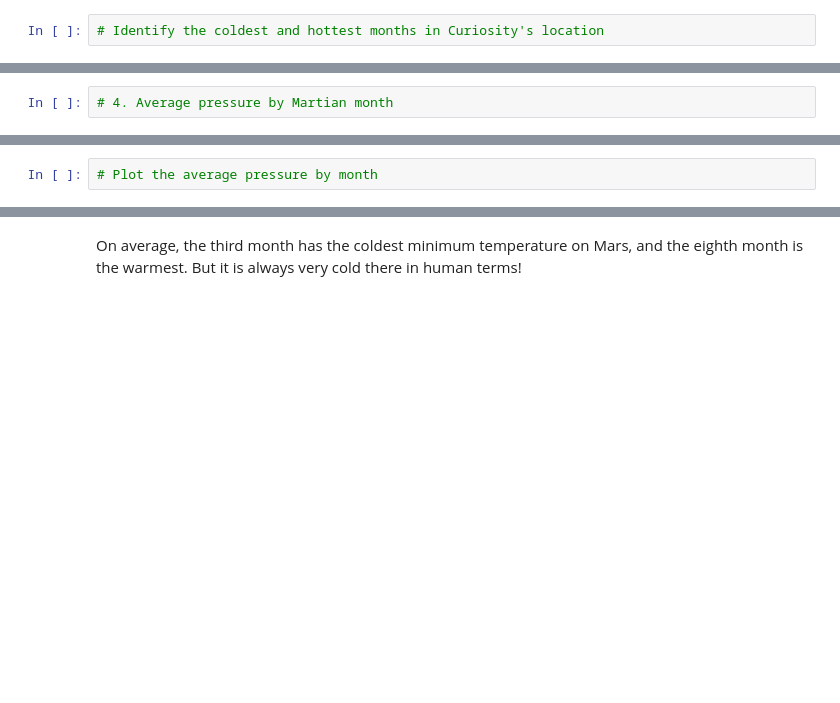
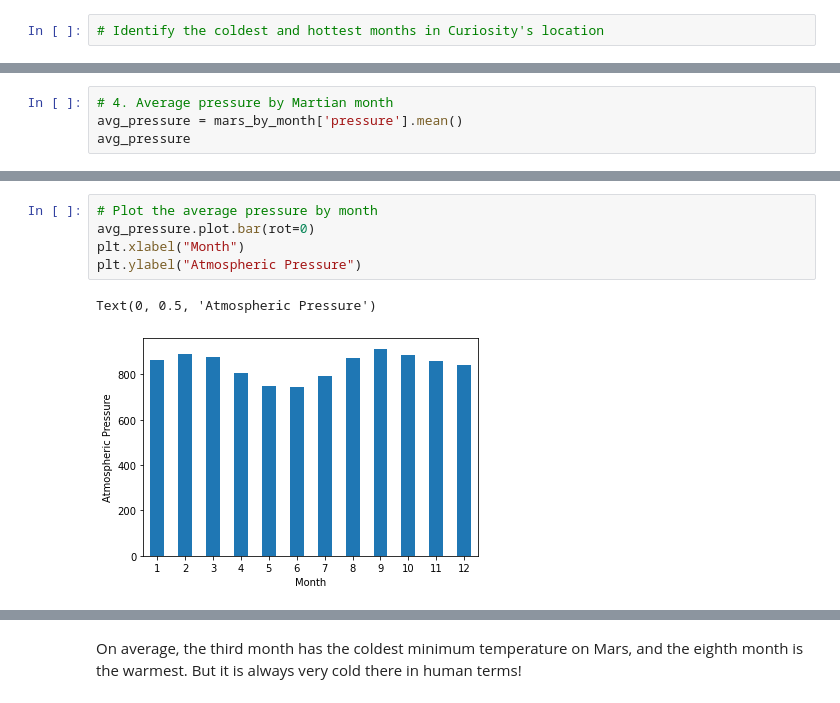
Before and after one commit to rileyunverferth/Mars-Weather-Analysis, a Jupyter notebook: mars/part_2_mars_weather.ipynb, the cells around one changed output, grey strips where cells are left out. Cells and saved outputs as stored; diff of their text form; blank space fills up the shorter version.

```diff
--- a/mars/part_2_mars_weather.ipynb
+++ b/mars/part_2_mars_weather.ipynb
@@ -123,2 +184,4 @@ Analyze your dataset by using Pandas functions to answer the following questions
 # %%
 # 4. Average pressure by Martian month
+avg_pressure = mars_by_month['pressure'].mean()
+avg_pressure
@@ -125,2 +203,8 @@ Analyze your dataset by using Pandas functions to answer the following questions
 # %%
 # Plot the average pressure by month
+avg_pressure.plot.bar(rot=0)
+plt.xlabel("Month")
+plt.ylabel("Atmospheric Pressure")
+# %% [output]
+Text(0, 0.5, 'Atmospheric Pressure')
+[figure, added]
```
Also changed, not shown: parts of 14 cells of this notebook, 1 other file.
